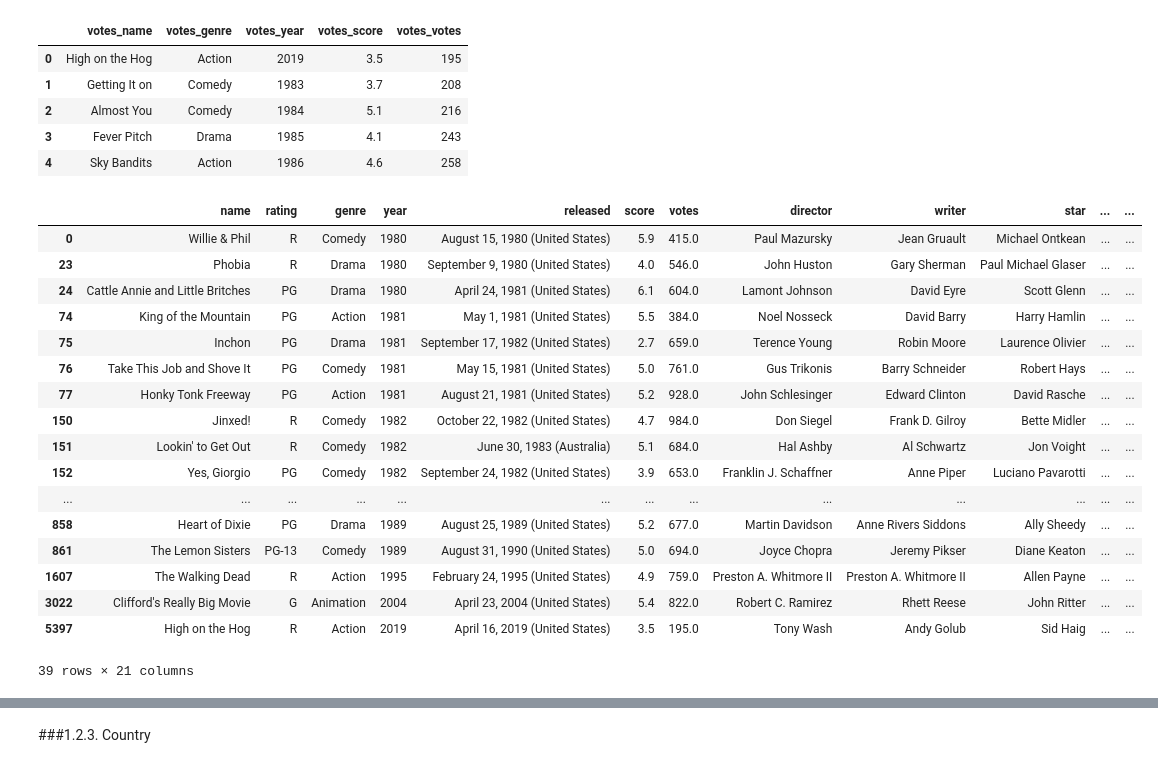
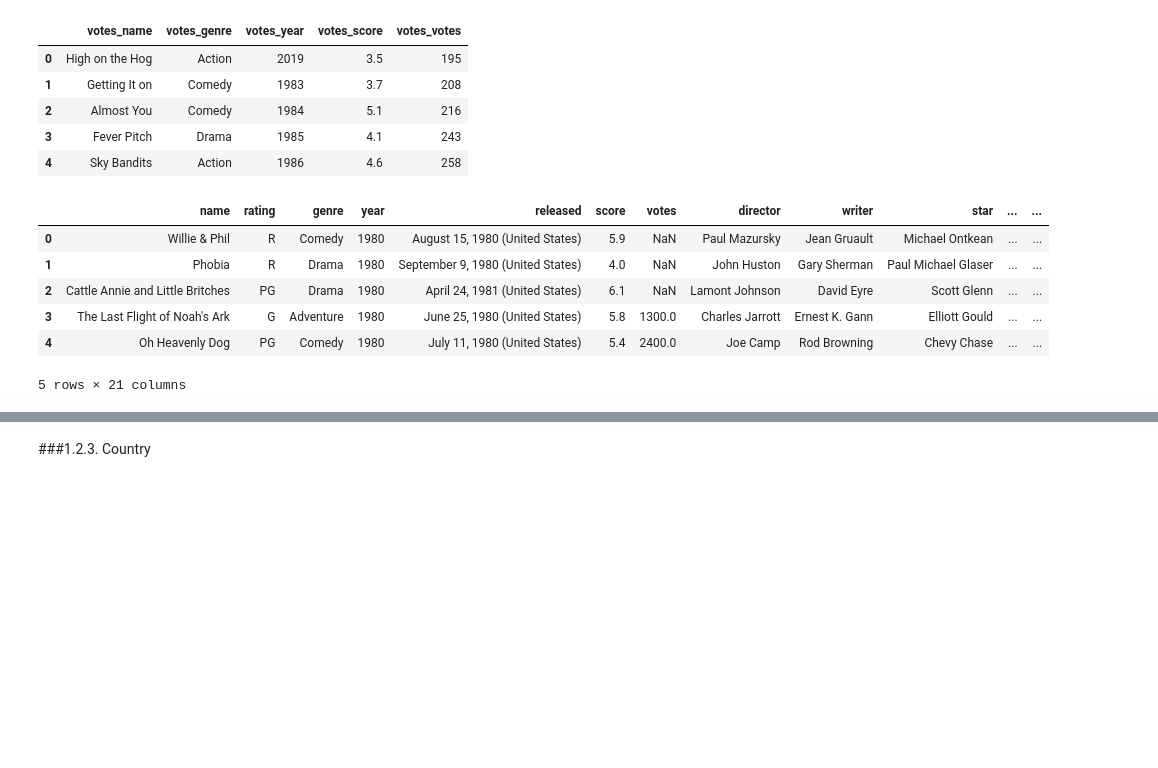
Before and after one commit to akbarriki/Data-Wrangling-and-Transformation, a Jupyter notebook: Studi Kasus 1 Movies Analysis/Studi_Kasus_1_Movies_Analysis_(Master).ipynb, the cells around one changed output, grey strips where cells are left out. Cells and saved outputs as stored; diff of their text form; code cells hidden in the pictures; blank space fills up the shorter version.

```diff
--- a/Studi Kasus 1 Movies Analysis/Studi_Kasus_1_Movies_Analysis_(Master).ipynb
+++ b/Studi Kasus 1 Movies Analysis/Studi_Kasus_1_Movies_Analysis_(Master).ipynb
@@ -295,30 +268,12 @@ df_votes.head()
 # %%
 # lakukan join antara df dengan df_votes dengan menggunakan 3 atribut sebagai join key: judul film, tahun rilis, dan imdb score
 df_merge = pd.merge(df, df_votes, how='left', left_on=['name','year','score'], right_on=['votes_name','votes_year','votes_score'])
-checked_rows = list(df_merge[df_merge.votes.isna()].index)
-
-votes_from_enrichment = df_merge.loc[df_merge.votes.isna(),'votes_votes']
-votes_na = df_merge.votes.isna(), 'votes'
-
-# proses imputation dengan menggunakan vote yang didapatkan dari prose enrichment
-df_merge.loc[votes_na] = votes_from_enrichment
-df_merge.loc[checked_rows]
+df_merge.head()
 # %% [output]
 |  | name | rating | genre | year | released | score | votes | director | writer | star | ... | ... |
-| 0 | Willie & Phil | R | Comedy | 1980 | August 15, 1980 (United States) | 5.9 | 415.0 | Paul Mazursky | Jean Gruault | Michael Ontkean | ... | ... |
-| 23 | Phobia | R | Drama | 1980 | September 9, 1980 (United States) | 4.0 | 546.0 | John Huston | Gary Sherman | Paul Michael Glaser | ... | ... |
-| 24 | Cattle Annie and Little Britches | PG | Drama | 1980 | April 24, 1981 (United States) | 6.1 | 604.0 | Lamont Johnson | David Eyre | Scott Glenn | ... | ... |
-| 74 | King of the Mountain | PG | Action | 1981 | May 1, 1981 (United States) | 5.5 | 384.0 | Noel Nosseck | David Barry | Harry Hamlin | ... | ... |
-| 75 | Inchon | PG | Drama | 1981 | September 17, 1982 (United States) | 2.7 | 659.0 | Terence Young | Robin Moore | Laurence Olivier | ... | ... |
-| 76 | Take This Job and Shove It | PG | Comedy | 1981 | May 15, 1981 (United States) | 5.0 | 761.0 | Gus Trikonis | Barry Schneider | Robert Hays | ... | ... |
-| 77 | Honky Tonk Freeway | PG | Action | 1981 | August 21, 1981 (United States) | 5.2 | 928.0 | John Schlesinger | Edward Clinton | David Rasche | ... | ... |
-| 150 | Jinxed! | R | Comedy | 1982 | October 22, 1982 (United States) | 4.7 | 984.0 | Don Siegel | Frank D. Gilroy | Bette Midler | ... | ... |
-| 151 | Lookin' to Get Out | R | Comedy | 1982 | June 30, 1983 (Australia) | 5.1 | 684.0 | Hal Ashby | Al Schwartz | Jon Voight | ... | ... |
-| 152 | Yes, Giorgio | PG | Comedy | 1982 | September 24, 1982 (United States) | 3.9 | 653.0 | Franklin J. Schaffner | Anne Piper | Luciano Pavarotti | ... | ... |
-| ... | ... | ... | ... | ... | ... | ... | ... | ... | ... | ... | ... | ... |
-| 858 | Heart of Dixie | PG | Drama | 1989 | August 25, 1989 (United States) | 5.2 | 677.0 | Martin Davidson | Anne Rivers Siddons | Ally Sheedy | ... | ... |
-| 861 | The Lemon Sisters | PG-13 | Comedy | 1989 | August 31, 1990 (United States) | 5.0 | 694.0 | Joyce Chopra | Jeremy Pikser | Diane Keaton | ... | ... |
-| 1607 | The Walking Dead | R | Action | 1995 | February 24, 1995 (United States) | 4.9 | 759.0 | Preston A. Whitmore II | Preston A. Whitmore II | Allen Payne | ... | ... |
-| 3022 | Clifford's Really Big Movie | G | Animation | 2004 | April 23, 2004 (United States) | 5.4 | 822.0 | Robert C. Ramirez | Rhett Reese | John Ritter | ... | ... |
-| 5397 | High on the Hog | R | Action | 2019 | April 16, 2019 (United States) | 3.5 | 195.0 | Tony Wash | Andy Golub | Sid Haig | ... | ... |
+| 0 | Willie & Phil | R | Comedy | 1980 | August 15, 1980 (United States) | 5.9 | NaN | Paul Mazursky | Jean Gruault | Michael Ontkean | ... | ... |
+| 1 | Phobia | R | Drama | 1980 | September 9, 1980 (United States) | 4.0 | NaN | John Huston | Gary Sherman | Paul Michael Glaser | ... | ... |
+| 2 | Cattle Annie and Little Britches | PG | Drama | 1980 | April 24, 1981 (United States) | 6.1 | NaN | Lamont Johnson | David Eyre | Scott Glenn | ... | ... |
+| 3 | The Last Flight of Noah's Ark | G | Adventure | 1980 | June 25, 1980 (United States) | 5.8 | 1300.0 | Charles Jarrott | Ernest K. Gann | Elliott Gould | ... | ... |
+| 4 | Oh Heavenly Dog | PG | Comedy | 1980 | July 11, 1980 (United States) | 5.4 | 2400.0 | Joe Camp | Rod Browning | Chevy Chase | ... | ... |
-39 rows × 21 columns
+5 rows × 21 columns
```
Also changed, not shown: parts of 64 cells of this notebook, 1 other file.
